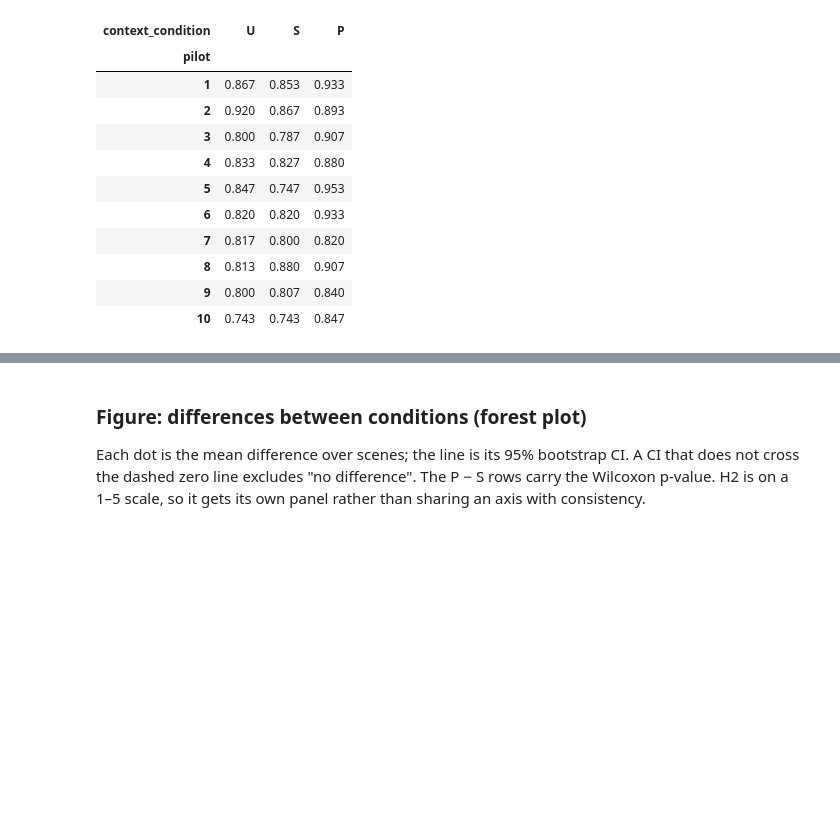
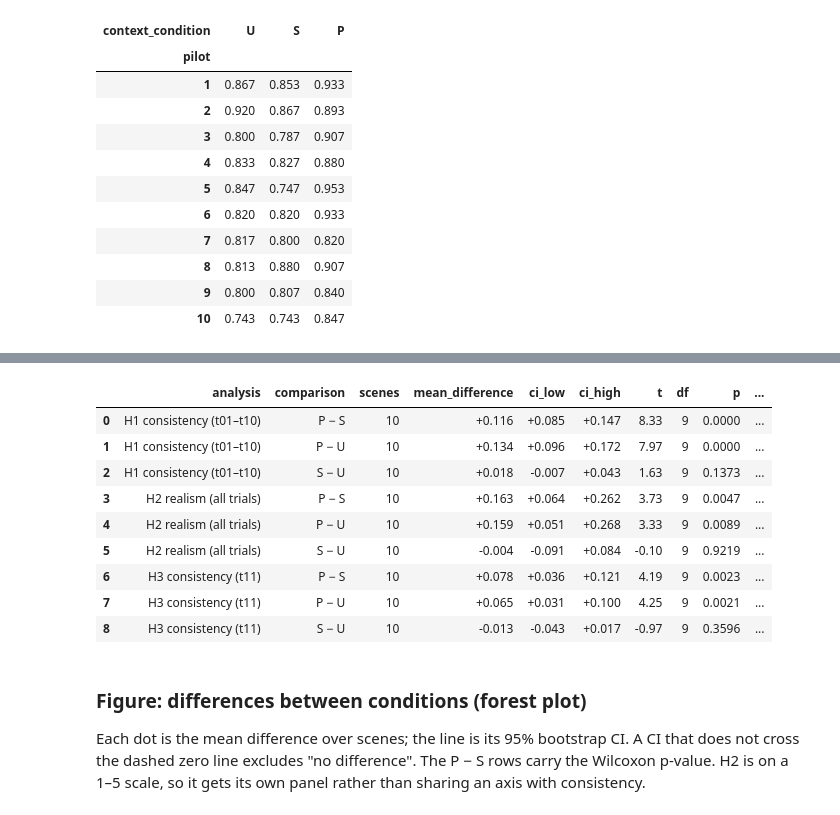
Before and after one commit to BestPhanuwish/LLM-research, a Jupyter notebook: notebooks/results_dashboard.ipynb, the cells around one changed output, grey strips where cells are left out. Saved outputs shown, nothing was run; the diff lists cells and outputs as text; code cells hidden in the pictures; blank space fills up the shorter version.

```diff
--- a/notebooks/results_dashboard.ipynb
+++ b/notebooks/results_dashboard.ipynb
@@ -1359,3 +1366,29 @@ H3 consistency (t11)
+# %%
+from scipy.stats import ttest_rel
+
+ttest_rows = []
+for label in ("H1 consistency (t01–t10)", "H2 realism (all trials)", "H3 consistency (t11)"):
+    means = analyses[label]
+    for a, b in COMPARISONS:  # S - U is not a main test; shown for completeness (Appendix H.2)
+        test = ttest_rel(means[a], means[b])
+        ci = test.confidence_interval(0.95)
+        ttest_rows.append({"analysis": label, "comparison": f"{a} − {b}", "scenes": len(means),
+                           "mean_difference": (means[a] - means[b]).mean(), "ci_low": ci.low, "ci_high": ci.high, "t": test.statistic,
+                           "df": len(means) - 1, "p": test.pvalue, "main_test": (a, b) in TESTED, "significant": test.pvalue < ALPHA})
+ttest_table = pd.DataFrame(ttest_rows)
+ttest_table.style.format({"mean_difference": "{:+.3f}", "ci_low": "{:+.3f}", "ci_high": "{:+.3f}", "t": "{:.2f}", "p": "{:.4f}",
+                          "significant": lambda v: "yes" if v else "no"})
+# %% [output]
+|  | analysis | comparison | scenes | mean_difference | ci_low | ci_high | t | df | p | ... |
+| 0 | H1 consistency (t01–t10) | P − S | 10 | +0.116 | +0.085 | +0.147 | 8.33 | 9 | 0.0000 | ... |
+| 1 | H1 consistency (t01–t10) | P − U | 10 | +0.134 | +0.096 | +0.172 | 7.97 | 9 | 0.0000 | ... |
+| 2 | H1 consistency (t01–t10) | S − U | 10 | +0.018 | -0.007 | +0.043 | 1.63 | 9 | 0.1373 | ... |
+| 3 | H2 realism (all trials) | P − S | 10 | +0.163 | +0.064 | +0.262 | 3.73 | 9 | 0.0047 | ... |
+| 4 | H2 realism (all trials) | P − U | 10 | +0.159 | +0.051 | +0.268 | 3.33 | 9 | 0.0089 | ... |
+| 5 | H2 realism (all trials) | S − U | 10 | -0.004 | -0.091 | +0.084 | -0.10 | 9 | 0.9219 | ... |
+| 6 | H3 consistency (t11) | P − S | 10 | +0.078 | +0.036 | +0.121 | 4.19 | 9 | 0.0023 | ... |
+| 7 | H3 consistency (t11) | P − U | 10 | +0.065 | +0.031 | +0.100 | 4.25 | 9 | 0.0021 | ... |
+| 8 | H3 consistency (t11) | S − U | 10 | -0.013 | -0.043 | +0.017 | -0.97 | 9 | 0.3596 | ... |
 # %% [markdown]
 ### Figure: differences between conditions (forest plot)
 
```
Also changed, not shown: parts of 14 cells of this notebook.
